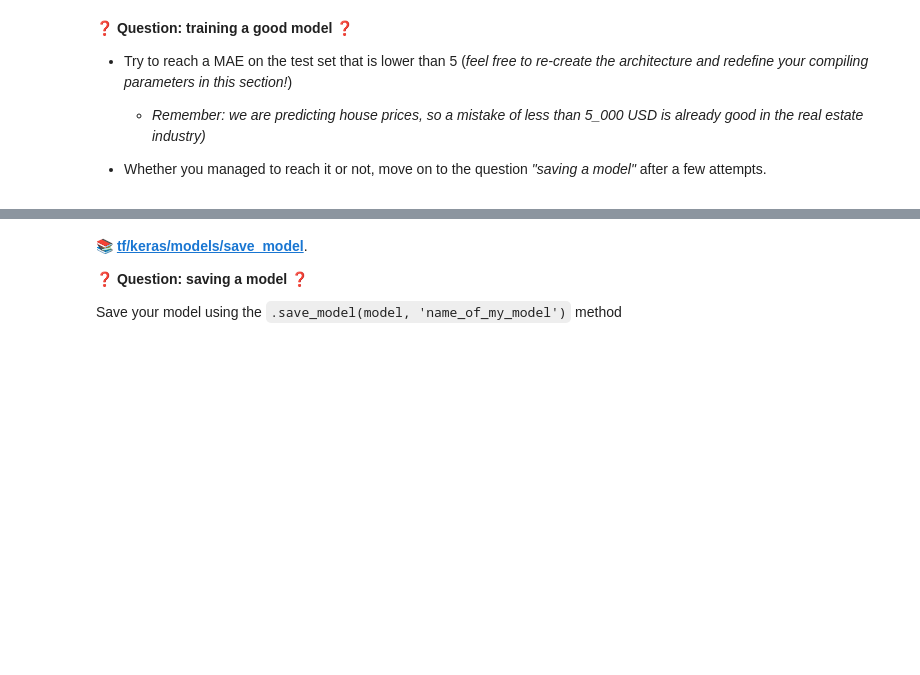
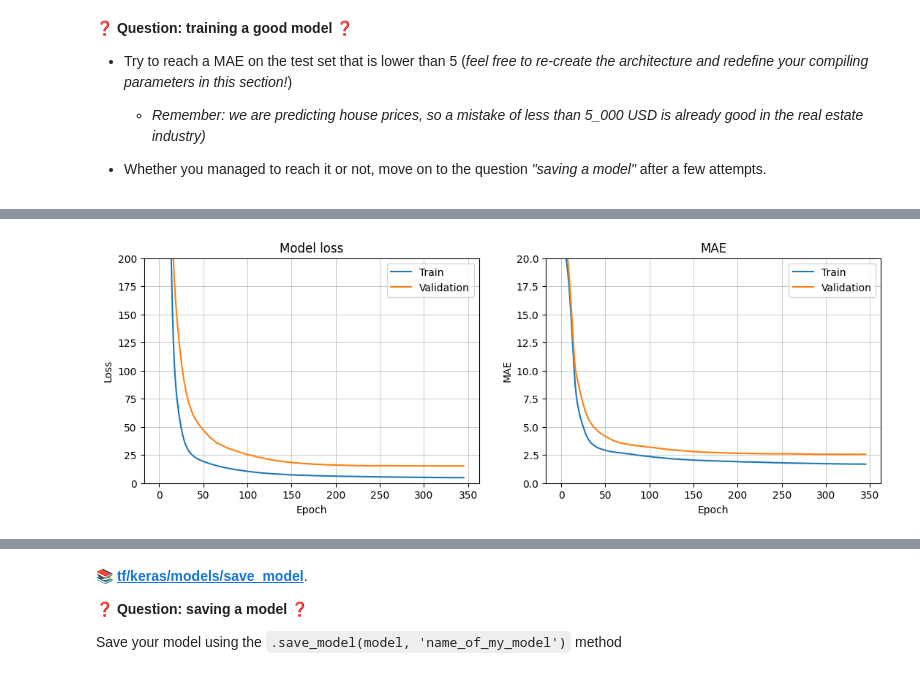
Before and after one commit to NwayEi/data-finetune-your-neural-network, a Jupyter notebook: Finetune-and-save-your-neural-network.ipynb, the cells around one changed output, grey strips where cells are left out. Saved outputs shown, nothing was run; the diff lists cells and outputs as text; code cells hidden in the pictures; blank space fills up the shorter version.

```diff
--- a/Finetune-and-save-your-neural-network.ipynb
+++ b/Finetune-and-save-your-neural-network.ipynb
@@ -357,0 +841,9 @@ Why? It may well be that the minimization process of the second model has perfor
+# %%
+model = initialize_model()
+es = EarlyStopping(patience=30, restore_best_weights= True)
+
+history = model.fit(X_train,y_train,
+          batch_size = 16,
+          epochs = 1000,
+          validation_split = 0.3,
+          callbacks = [es])
@@ -357,0 +868,4 @@ Why? It may well be that the minimization process of the second model has perfor
+# %%
+plot_loss_mae(history)
+# %% [output]
+[figure, added]
```
Also changed, not shown: parts of 44 cells of this notebook, 5 other files.
